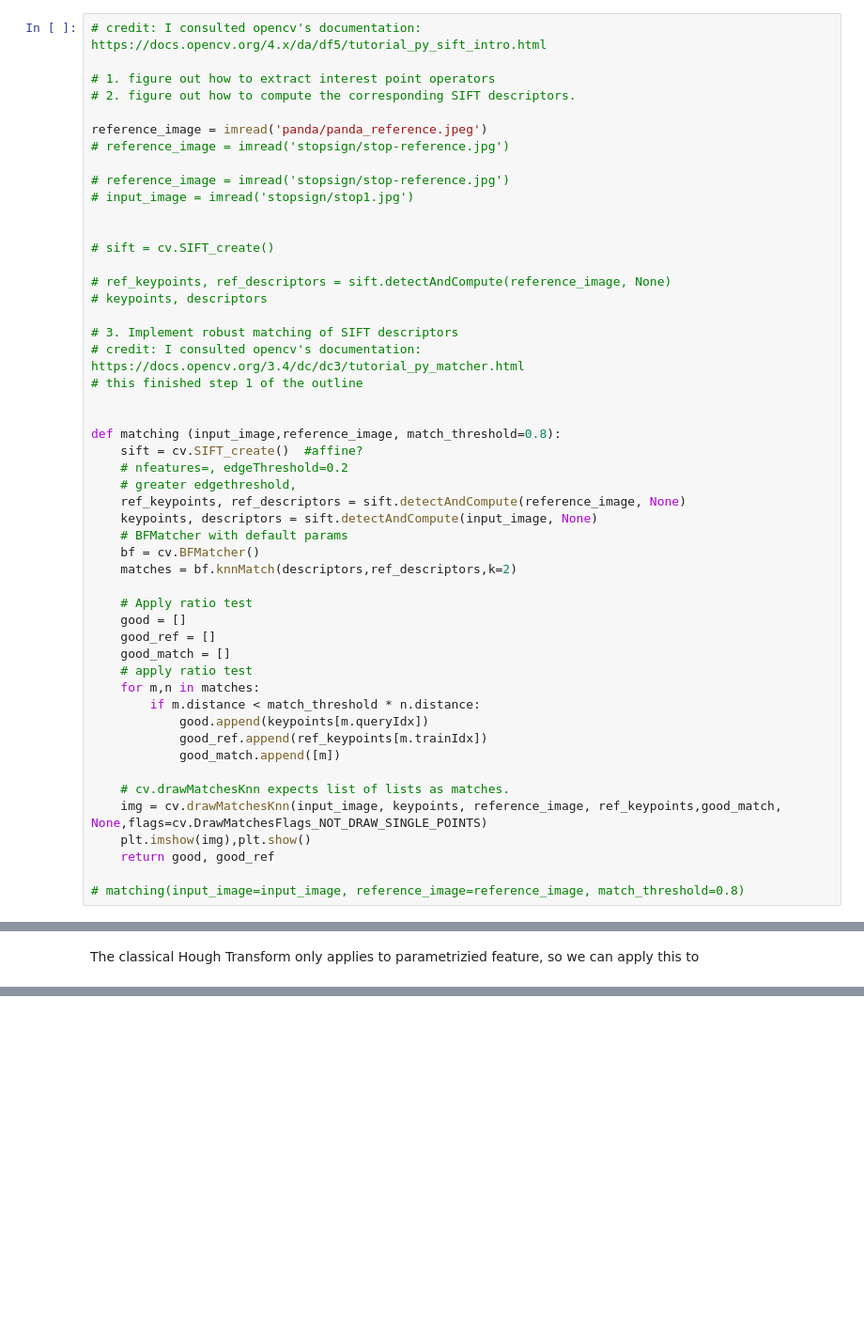
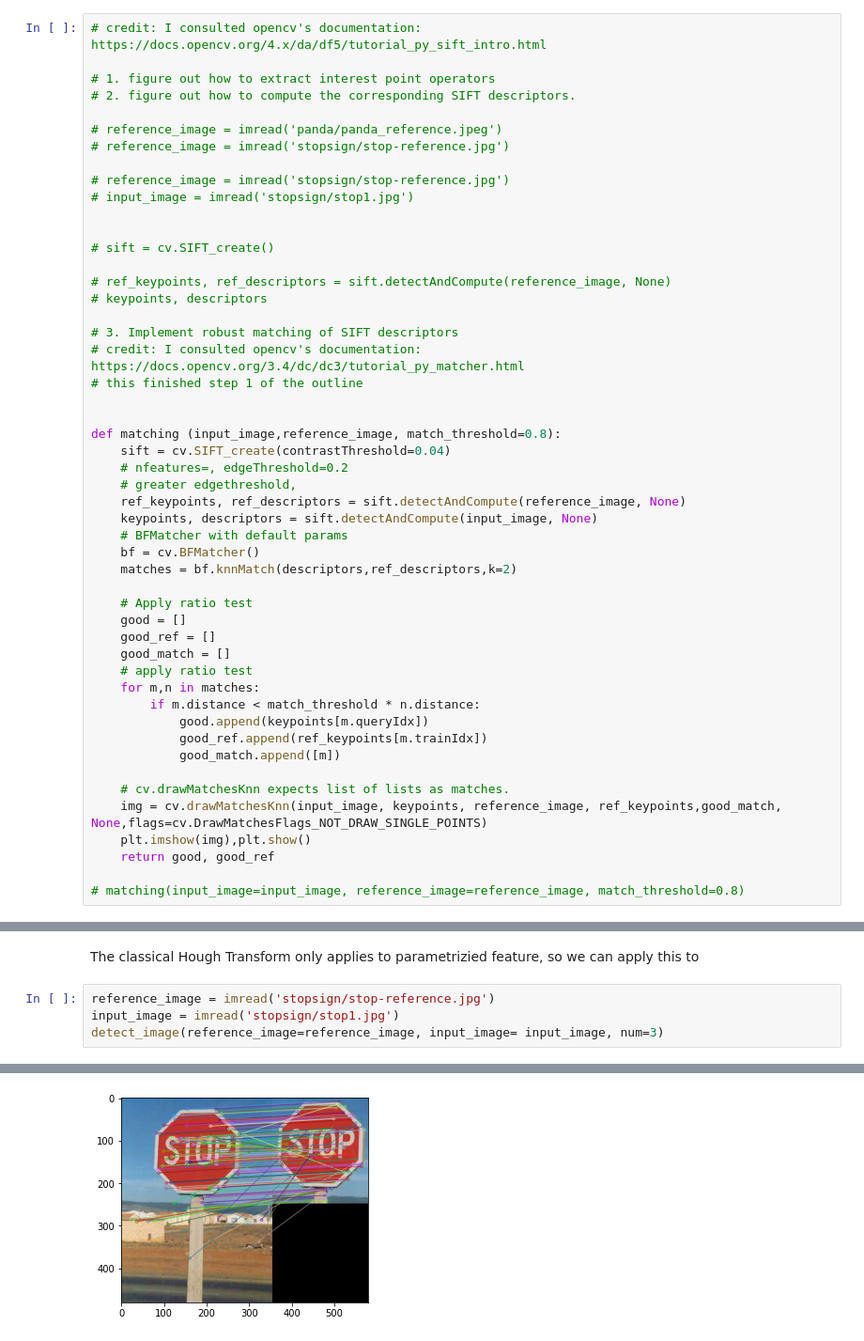
Before and after one commit to richardxd/Computer-Vision-Image-Detection-Project, a Jupyter notebook: detection.ipynb, the cells around one changed output, grey strips where cells are left out. Shown at 94% size. Cells and saved outputs as stored; diff of their text form; blank space fills up the shorter version.

```diff
--- a/detection.ipynb
+++ b/detection.ipynb
@@ -12,7 +14,7 @@ import matplotlib.pyplot as plt
 # 1. figure out how to extract interest point operators
 # 2. figure out how to compute the corresponding SIFT descriptors.
 
-reference_image = imread('panda/panda_reference.jpeg')
+# reference_image = imread('panda/panda_reference.jpeg')
 # reference_image = imread('stopsign/stop-reference.jpg')
 
 # reference_image = imread('stopsign/stop-reference.jpg')
@@ -30,7 +32,7 @@ reference_image = imread('panda/panda_reference.jpeg')
 
 
 def matching (input_image,reference_image, match_threshold=0.8):
-    sift = cv.SIFT_create()  #affine?
+    sift = cv.SIFT_create(contrastThreshold=0.04)
     # nfeatures=, edgeThreshold=0.2
     # greater edgethreshold,
     ref_keypoints, ref_descriptors = sift.detectAndCompute(reference_image, None)
@@ -357,2 +281,7 @@ input_points: [[[  10.89957905 1888.06518555]]
 # %% [markdown]
 The classical Hough Transform only applies to parametrizied feature, so we can apply this to
+# %%
+reference_image = imread('stopsign/stop-reference.jpg')
+input_image = imread('stopsign/stop1.jpg')
+detect_image(reference_image=reference_image, input_image= input_image, num=3)
+# %% [output]
@@ -358,0 +297 @@ The classical Hough Transform only applies to parametrizied feature, so we can a
+[figure, added]
```
Also changed, not shown: parts of 14 cells of this notebook, 6 other files.
